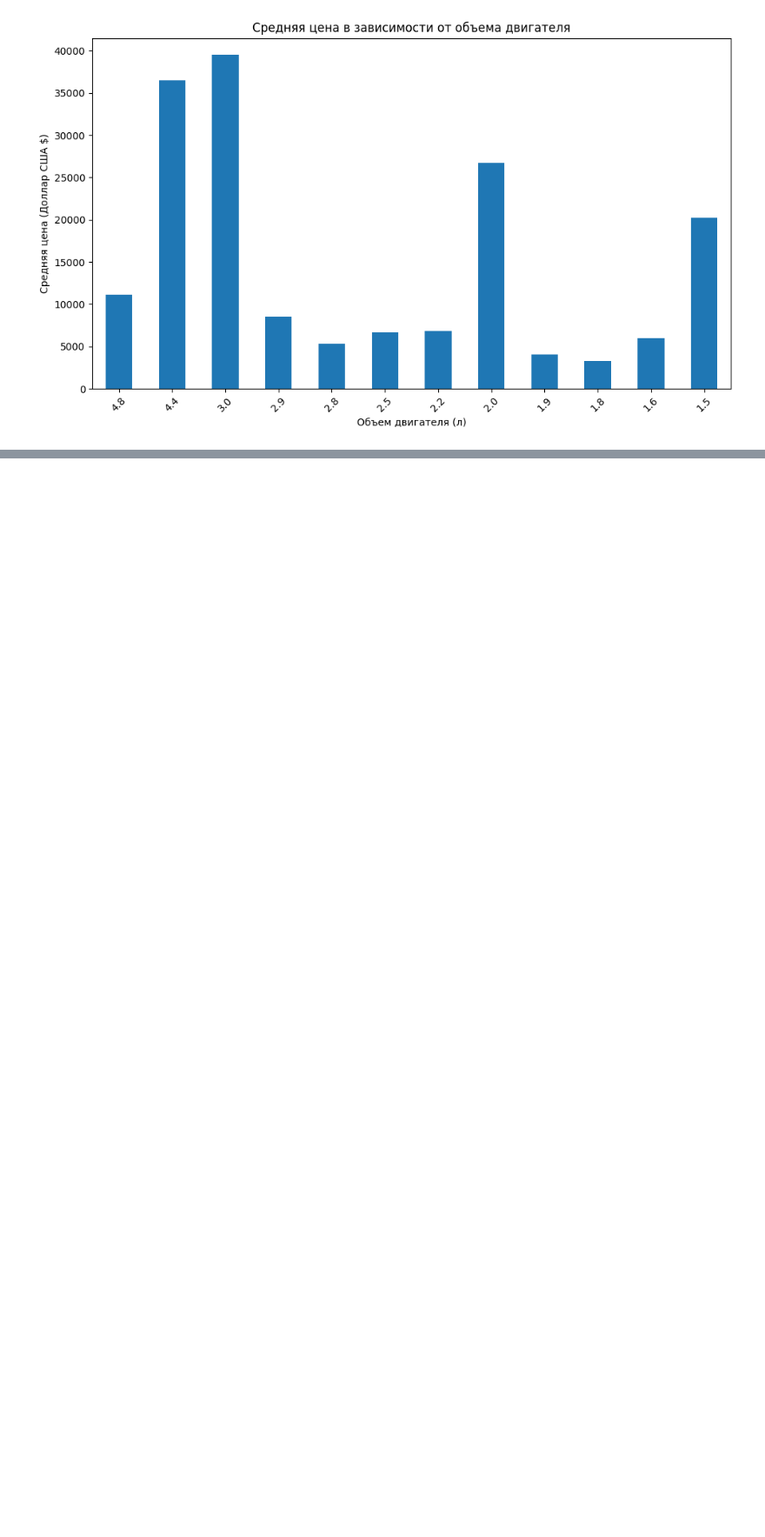
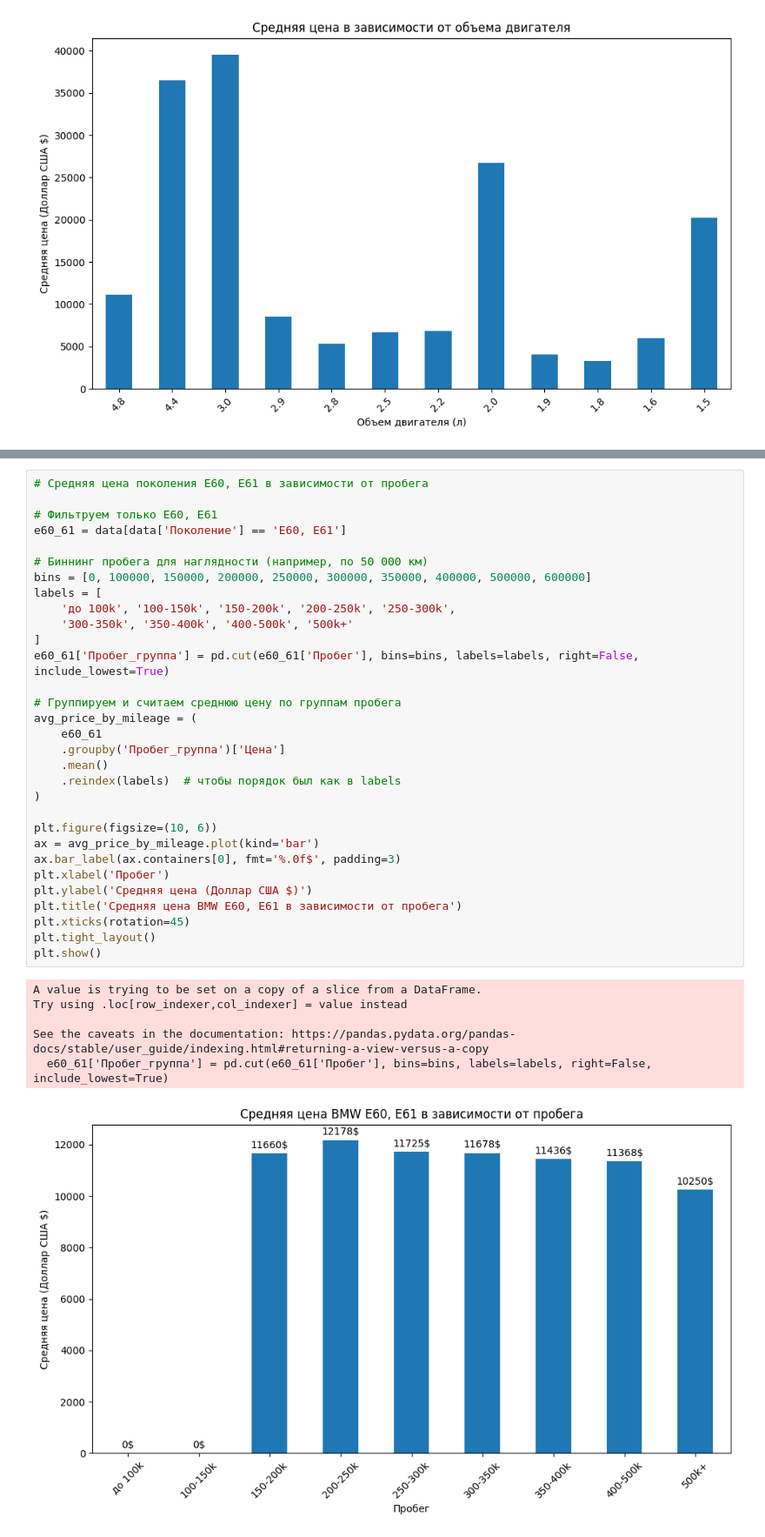
Before and after one commit to trxxnk/BimmerAI, a Jupyter notebook: notebooks/bmw_analys.ipynb, the cells around one changed output, grey strips where cells are left out. Shown: that part at 87% size. Drawn from its saved outputs; the diff is of its cells as text; blank space fills up the shorter version.

```diff
--- a/notebooks/bmw_analys.ipynb
+++ b/notebooks/bmw_analys.ipynb
@@ -124,0 +192,38 @@ plt.show()
+# %%
+# Средняя цена поколения E60, E61 в зависимости от пробега
+
+# Фильтруем только E60, E61
+e60_61 = data[data['Поколение'] == 'E60, E61']
+
+# Биннинг пробега для наглядности (например, по 50 000 км)
+bins = [0, 100000, 150000, 200000, 250000, 300000, 350000, 400000, 500000, 600000]
+labels = [
+    'до 100k', '100-150k', '150-200k', '200-250k', '250-300k',
+    '300-350k', '350-400k', '400-500k', '500k+'
+]
+e60_61['Пробег_группа'] = pd.cut(e60_61['Пробег'], bins=bins, labels=labels, right=False, include_lowest=True)
+
+# Группируем и считаем среднюю цену по группам пробега
+avg_price_by_mileage = (
+    e60_61
+    .groupby('Пробег_группа')['Цена']
+    .mean()
+    .reindex(labels)  # чтобы порядок был как в labels
+)
+
+plt.figure(figsize=(10, 6))
+ax = avg_price_by_mileage.plot(kind='bar')
+ax.bar_label(ax.containers[0], fmt='%.0f$', padding=3)
+plt.xlabel('Пробег')
+plt.ylabel('Средняя цена (Доллар США $)')
+plt.title('Средняя цена BMW E60, E61 в зависимости от пробега')
+plt.xticks(rotation=45)
+plt.tight_layout()
+plt.show()
+# %% [output]
+A value is trying to be set on a copy of a slice from a DataFrame.
+Try using .loc[row_indexer,col_indexer] = value instead
+
+See the caveats in the documentation: https://pandas.pydata.org/pandas-docs/stable/user_guide/indexing.html#returning-a-view-versus-a-copy
+  e60_61['Пробег_группа'] = pd.cut(e60_61['Пробег'], bins=bins, labels=labels, right=False, include_lowest=True)
+[figure, added]
```
Also changed, not shown: parts of 25 cells of this notebook.
